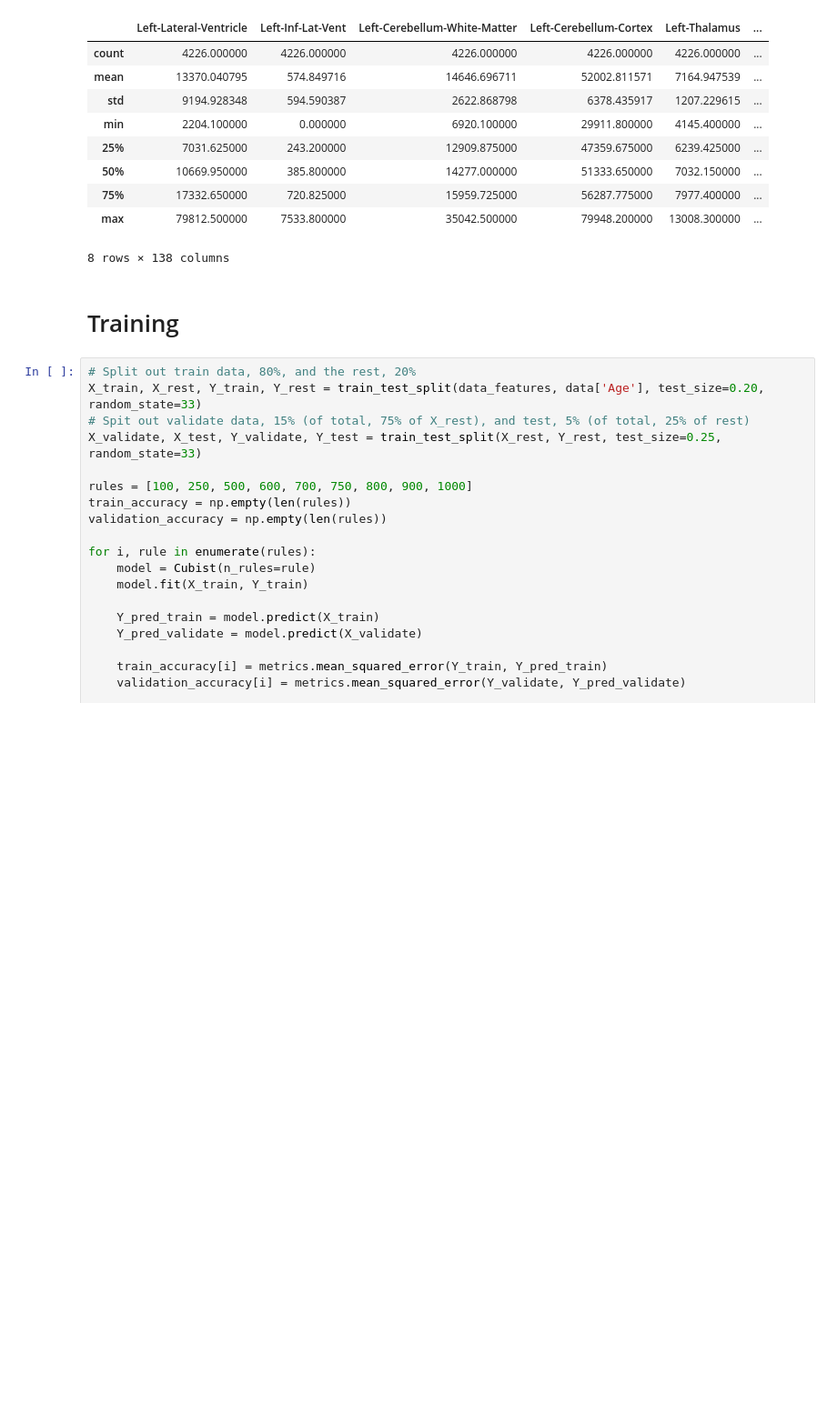
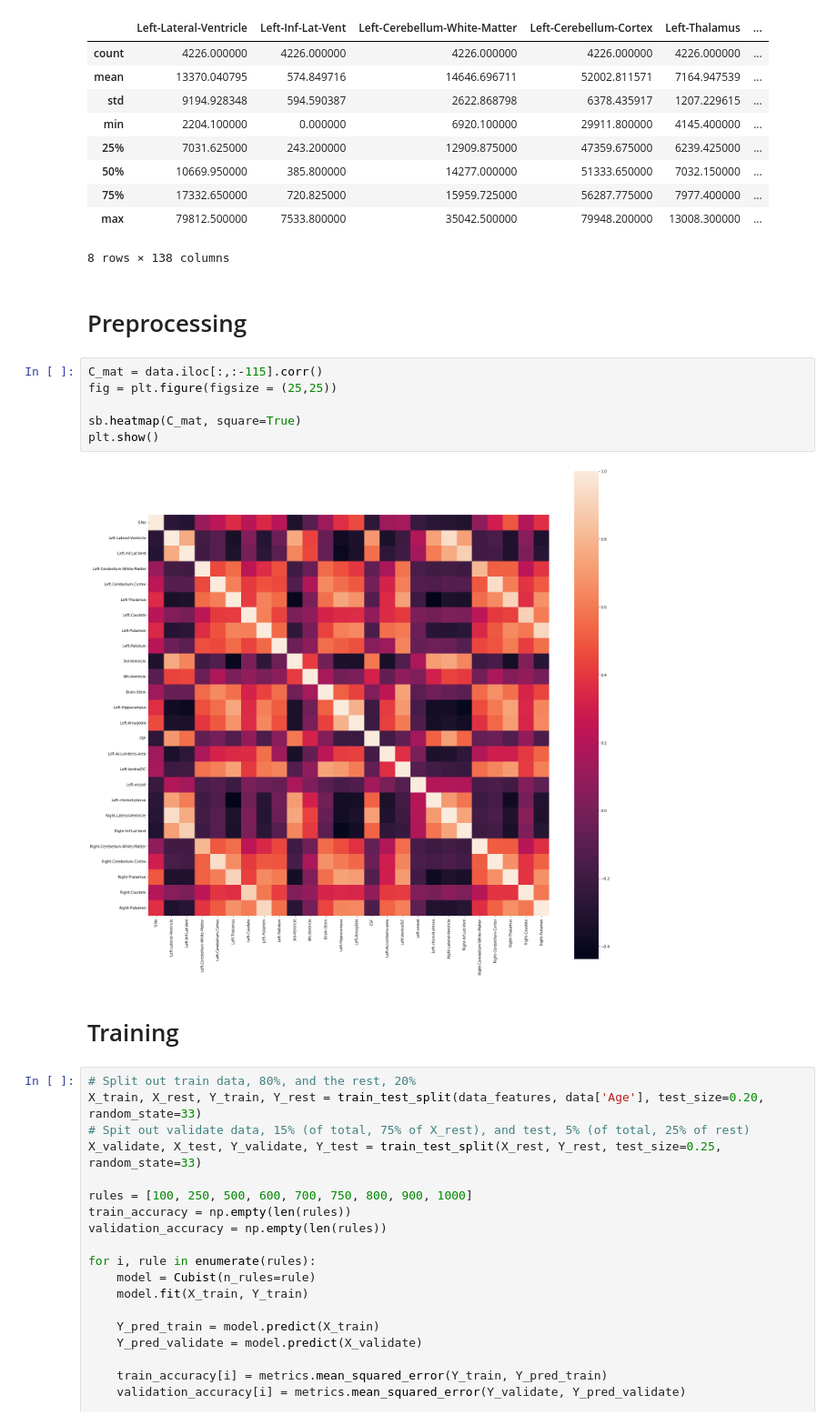
Before and after one commit to nickknapton12/BMEN415_Final_Project, a Jupyter notebook: Regression/Nick/CubistTree.ipynb, the cells around one changed output. Shown at 91% size. Cells and saved outputs as stored; diff of their text form; blank space fills up the shorter version.

```diff
--- a/Regression/Nick/CubistTree.ipynb
+++ b/Regression/Nick/CubistTree.ipynb
@@ -33,6 +33,16 @@ data_features.describe()
 | 75% | 17332.650000 | 720.825000 | 15959.725000 | 56287.775000 | 7977.400000 | ... |
 | max | 79812.500000 | 7533.800000 | 35042.500000 | 79948.200000 | 13008.300000 | ... |
 8 rows × 138 columns
+# %% [markdown]
+# Preprocessing
+# %%
+C_mat = data.iloc[:,:-115].corr()
+fig = plt.figure(figsize = (25,25))
+
+sb.heatmap(C_mat, square=True)
+plt.show()
+# %% [output]
+[figure, added]
 # %% [markdown]
 # Training
 # %%
```
Also changed, not shown: 2 other files.
